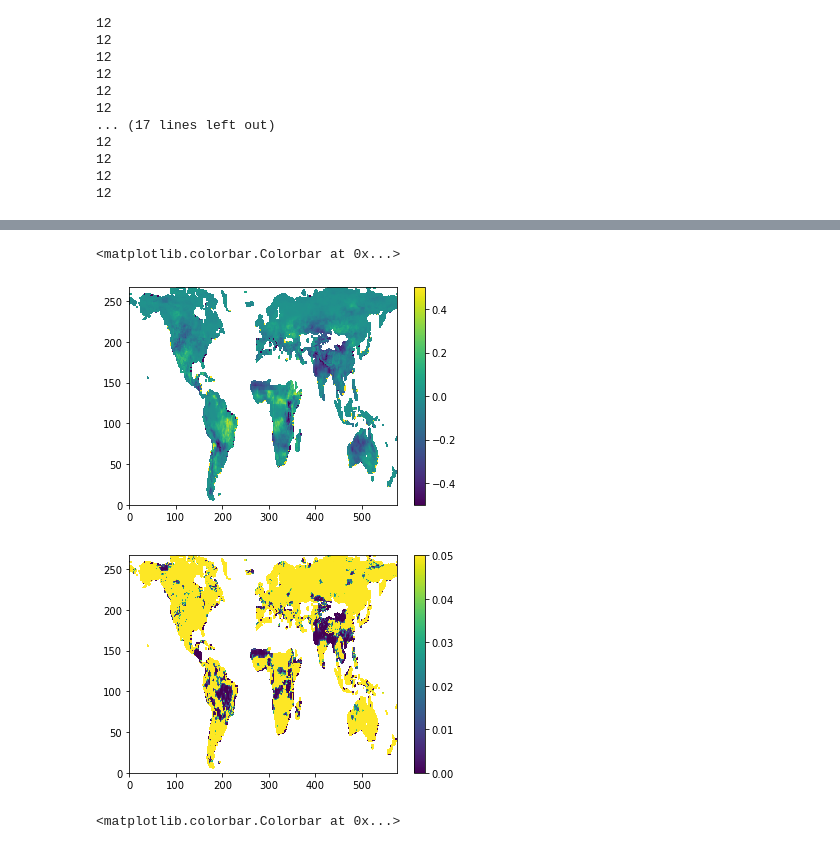
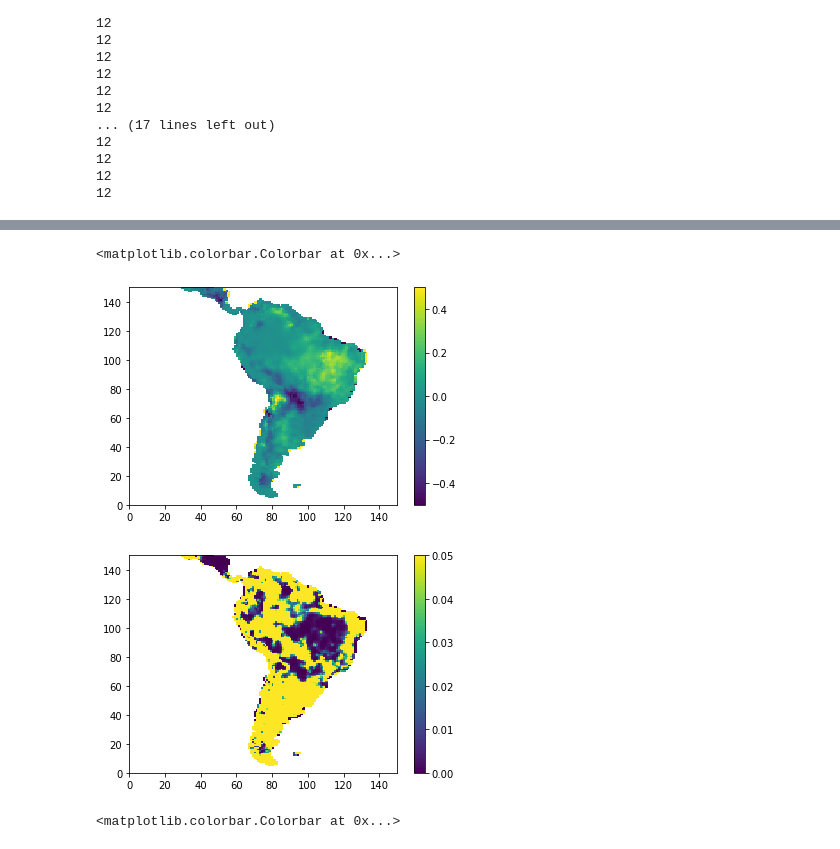
Before and after one commit to patrick-naylor/Global-FWI-ONI-Relationship, a Jupyter notebook: Get_Data.ipynb, the cells around one changed output, grey strips where cells are left out. Saved outputs shown, nothing was run; the diff lists cells and outputs as text; code cells hidden in the pictures.

```diff
--- a/Get_Data.ipynb
+++ b/Get_Data.ipynb
@@ -231,15 +249,15 @@ slope,_,_,pval,_ = stats.linregress(amazon_detrend_delay, yearly_fwi_detrend[110
 # %%
 #Plot of august 2020
 plt.figure(1)
-plt.pcolormesh(t_trend_slope, vmin=-.5, vmax=.5)
+plt.pcolormesh(t_trend_slope[0:150,100:250], vmin=-.5, vmax=.5)
 plt.colorbar()
 plt.figure(2)
-plt.pcolormesh(t_trend_pvalue, vmin = 0, vmax = .05)
+plt.pcolormesh(t_trend_pvalue[0:150,100:250], vmin = 0, vmax = .05)
 plt.colorbar()
 # %% [output]
 <matplotlib.colorbar.Colorbar at 0x...>
-[figure, old version]
+[figure, new version]
-[figure, old version]
+[figure, new version]
 # %%
 print((fwi_array[266,575,:]))
 for i in range(267):
```
Also changed, not shown: parts of 7 cells of this notebook, 1 other file.
